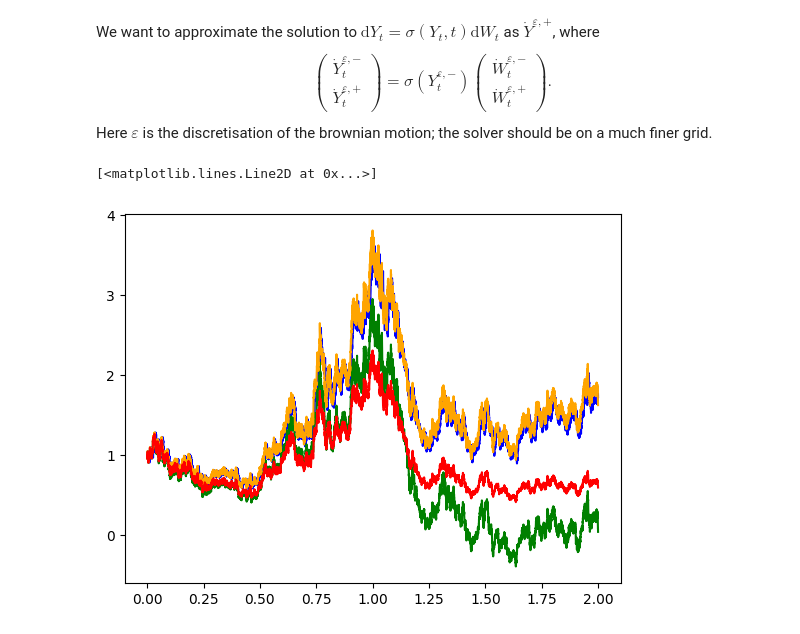
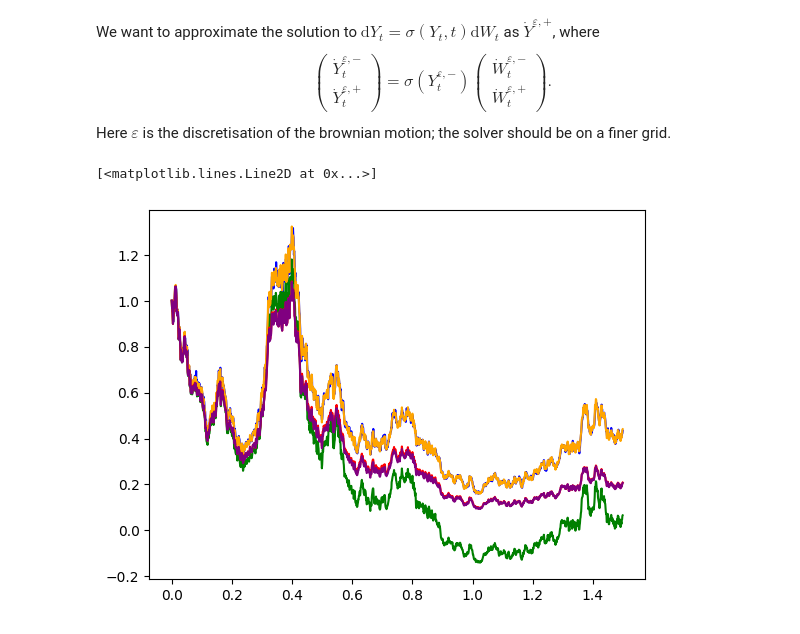
Before and after one commit to emilioferrucci/rough-vol-rough-paths, a Jupyter notebook: lead_lag_2.ipynb, the cells around one changed output. Saved outputs shown, nothing was run; the diff lists cells and outputs as text; code cells hidden in the pictures.

Commit message:
lead-lag working

```diff
--- a/lead_lag_2.ipynb
+++ b/lead_lag_2.ipynb
@@ -23,10 +31,50 @@ def lagged_control(fun, lag):
 def join_controls(lagged, original):
     return lambda s,t: jnp.concatenate((lagged(s,t), original(s,t)))
 # %% [markdown]
-We want to approximate the solution to $\mathrm{d}Y_t = \sigma(Y_t,t) \mathrm{d} W_t$ as $\dot Y^{\varepsilon, +}$, where $$\begin{pmatrix} \dot Y^{\varepsilon, -}_t \\ \dot Y^{\varepsilon, +}_t \end{pmatrix} =  \sigma(Y^{\varepsilon, -}_t) \begin{pmatrix} \dot W^{\varepsilon, -}_t \\ \dot W^{\varepsilon, +}_t \end{pmatrix}.$$ Here $\varepsilon$ is the discretisation of the brownian motion; the solver should be on a much finer grid.
+We want to approximate the solution to $\mathrm{d}Y_t = \sigma(Y_t,t) \mathrm{d} W_t$ as $\dot Y^{\varepsilon, +}$, where $$\begin{pmatrix} \dot Y^{\varepsilon, -}_t \\ \dot Y^{\varepsilon, +}_t \end{pmatrix} =  \sigma(Y^{\varepsilon, -}_t) \begin{pmatrix} \dot W^{\varepsilon, -}_t \\ \dot W^{\varepsilon, +}_t \end{pmatrix}.$$ Here $\varepsilon$ is the discretisation of the brownian motion; the solver should be on a finer grid.
 # %%
-vbt = VirtualBrownianTree(t0, t1+2*epsilon, tol=epsilon, shape=(1,), key=jr.PRNGKey(505))
+# Generate a Brownian motion
+vbt = VirtualBrownianTree(t0, t1+2*epsilon, tol=epsilon, shape=(1,), key=jr.PRNGKey(507))
 bm_control = vbt.evaluate
 lagged_bm_control = lagged_control(bm_control, lag)
 lead_lag_control = join_controls(lagged_bm_control, bm_control)
+# %%
+# Stochastic exponential
+
+y0 = jnp.array([1, 1])
+drift = lambda t, y, args: jnp.array([0, 0])
+diffusion = lambda t, y, args: jnp.array([[y[0], 0], [0, y[0]]])
+terms = MultiTerm(ODETerm(drift), ControlTerm(diffusion, lead_lag_control))
+ODE_solver = Midpoint() # if this is an Ito solver, the first coordinate will not converge to Stratonovich
+saveat = SaveAt(ts = times)
+lead_lag_sol = diffeqsolve(terms, ODE_solver, t0, t1, dt0 = solver_epsilon, max_steps = None, y0 = y0, saveat=saveat)
+
+def ito_sol_true(bm):
+    return lambda t: jnp.exp(bm(t) - t/2)
+
+def strat_sol_true(bm):
+    return lambda t: jnp.exp(bm(t))
+
+ito_true_array = fun_to_array(times, ito_sol_true(bm_control))
+strat_true_array = fun_to_array(times, strat_sol_true(bm_control))
+# %%
+y0 = jnp.array([1])
+drift_ito = lambda t, y, args: jnp.array([0])
+diffusion_ito = lambda t, y, args: jnp.array([y[0]])
+terms = MultiTerm(ODETerm(drift_ito), ControlTerm(diffusion_ito, bm_control))
+ito_solver = Euler()
+saveat = SaveAt(ts = times)
+ito_sol = diffeqsolve(terms, ito_solver, t0, t1, dt0 = epsilon, max_steps = None, y0 = y0, saveat=saveat)
+# %%
+a, b = 0, 1500
+plt.plot(lead_lag_sol.ts[a : b], lead_lag_sol.ys[a : b,0], color = "blue") # lead-lag Strat
+plt.plot(lead_lag_sol.ts[a : b], lead_lag_sol.ys[a : b,1], color = "green") # lead-lag Ito
+plt.plot(times[a : b], strat_true_array[a : b], color = "orange") # true Strat
+plt.plot(times[a : b], ito_true_array[a : b], color = "red") # true Ito
+plt.plot(ito_sol.ts[a : b], ito_sol.ys[a : b, 1], color = "purple") # Ito with Euler/Milstein solver
+
+# Doesn't converge
+# %% [output]
+[<matplotlib.lines.Line2D at 0x...>]
+[figure, added]
 # %%
@@ -47,12 +96,4 @@ def strat_sol_true(bm):
 
 ito_true_array = fun_to_array(times, ito_sol_true(bm_control))
 strat_true_array = fun_to_array(times, strat_sol_true(bm_control))
-# %%
-plt.plot(lead_lag_sol.ts, lead_lag_sol.ys[:,0], color = "blue")
-plt.plot(lead_lag_sol.ts, lead_lag_sol.ys[:,1], color = "green")
-plt.plot(times, strat_true_array, color = "orange")
-plt.plot(times, ito_true_array, color = "red")
-# %% [output]
-[<matplotlib.lines.Line2D at 0x...>]
-[figure, removed]
 # %%
```
Also changed, not shown: parts of 13 cells of this notebook, 4 other files.
